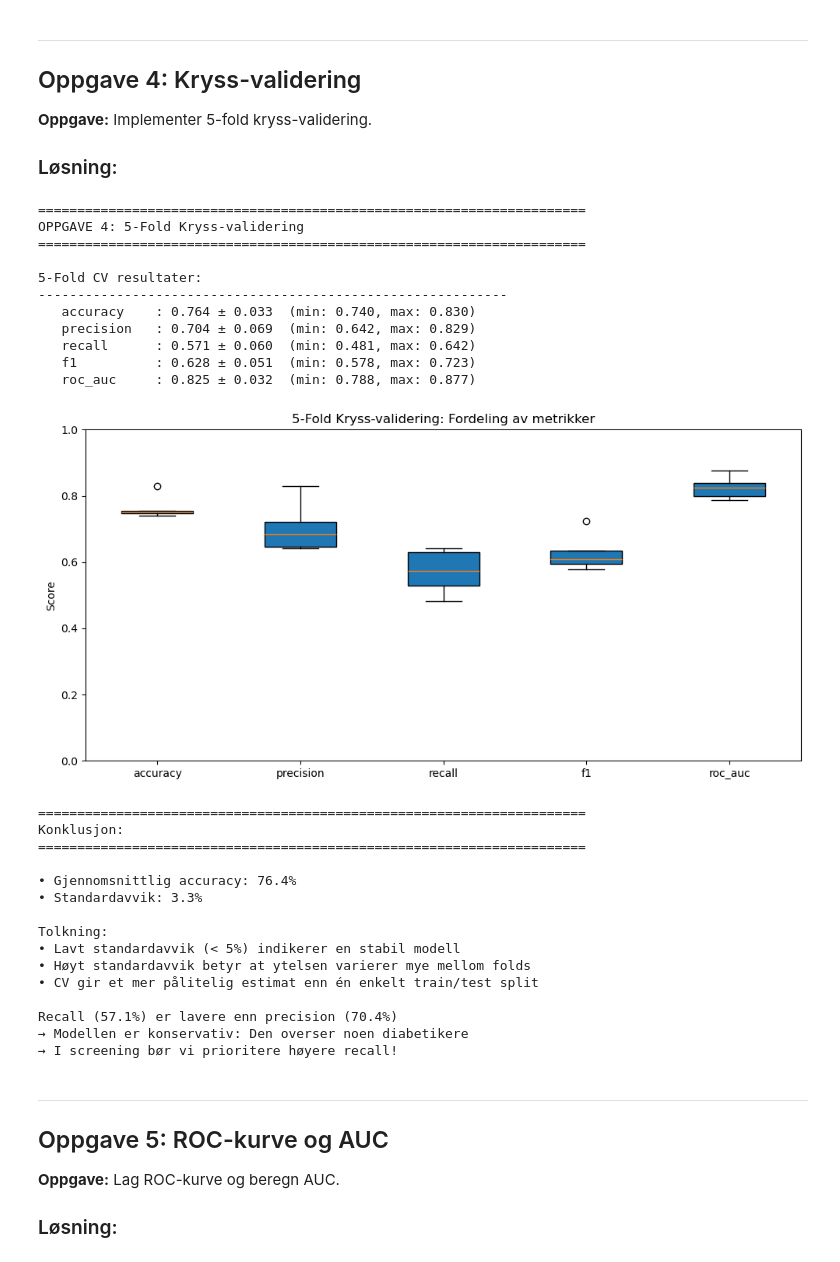
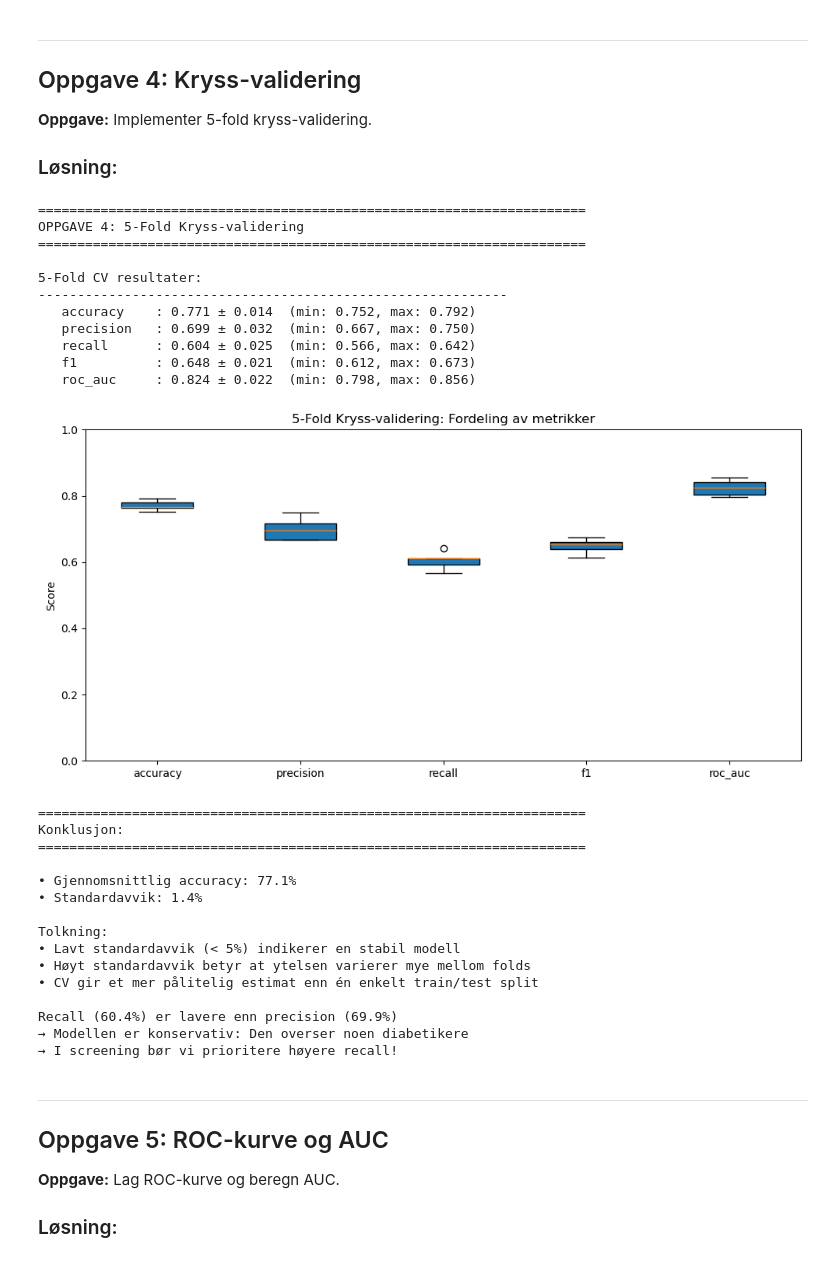
Before and after one commit to arvidl/ELMED219-2026, a Jupyter notebook: Lab0-ML/notebooks/01a-Enkle_eksempler_losninger.ipynb, the cells around one changed output. Saved outputs shown, nothing was run; the diff lists cells and outputs as text; code cells hidden in the pictures.

```diff
--- a/Lab0-ML/notebooks/01a-Enkle_eksempler_losninger.ipynb
+++ b/Lab0-ML/notebooks/01a-Enkle_eksempler_losninger.ipynb
@@ -463,7 +480,10 @@ print("="*70)
 print("OPPGAVE 4: 5-Fold Kryss-validering")
 print("="*70)
 
-rf = RandomForestClassifier(n_estimators=100, random_state=42)
+rf = RandomForestClassifier(n_estimators=100, random_state=RANDOM_SEED)
+
+# Bruk eksplisitt StratifiedKFold med random_state for reproduserbarhet
+cv_splitter = StratifiedKFold(n_splits=5, shuffle=True, random_state=RANDOM_SEED)
 
 # Ulike metrikker
 metrics = ['accuracy', 'precision', 'recall', 'f1', 'roc_auc']
@@ -473,7 +493,7 @@ print("-" * 60)
 
 cv_results = {}
 for metric in metrics:
-    scores = cross_val_score(rf, X, y, cv=5, scoring=metric)
+    scores = cross_val_score(rf, X, y, cv=cv_splitter, scoring=metric)
     cv_results[metric] = scores
     print(f"   {metric:<12}: {scores.mean():.3f} ± {scores.std():.3f}  (min: {scores.min():.3f}, max: {scores.max():.3f})")
 
@@ -484,52 +504,52 @@ bp = ax.boxplot([cv_results[m] for m in metrics], positions=positions, patch_art
 ax.set_xticklabels(metrics)
 ax.set_ylabel('Score')
 ax.set_title('5-Fold Kryss-validering: Fordeling av metrikker')
 ax.set_ylim(0, 1)
 plt.tight_layout()
 plt.show()
 
 print("\n" + "="*70)
 print("Konklusjon:")
 print("="*70)
 print(f"""
 • Gjennomsnittlig accuracy: {cv_results['accuracy'].mean():.1%}
 • Standardavvik: {cv_results['accuracy'].std():.1%}
 
 Tolkning:
 • Lavt standardavvik (< 5%) indikerer en stabil modell
 • Høyt standardavvik betyr at ytelsen varierer mye mellom folds
 • CV gir et mer pålitelig estimat enn én enkelt train/test split
 
 Recall ({cv_results['recall'].mean():.1%}) er lavere enn precision ({cv_results['precision'].mean():.1%})
 → Modellen er konservativ: Den overser noen diabetikere
 → I screening bør vi prioritere høyere recall!
 """)
 # %% [output]
 ======================================================================
 OPPGAVE 4: 5-Fold Kryss-validering
 ======================================================================
 
 5-Fold CV resultater:
 ------------------------------------------------------------
-   accuracy    : 0.764 ± 0.033  (min: 0.740, max: 0.830)
-   precision   : 0.704 ± 0.069  (min: 0.642, max: 0.829)
-   recall      : 0.571 ± 0.060  (min: 0.481, max: 0.642)
-   f1          : 0.628 ± 0.051  (min: 0.578, max: 0.723)
-   roc_auc     : 0.825 ± 0.032  (min: 0.788, max: 0.877)
+   accuracy    : 0.771 ± 0.014  (min: 0.752, max: 0.792)
+   precision   : 0.699 ± 0.032  (min: 0.667, max: 0.750)
+   recall      : 0.604 ± 0.025  (min: 0.566, max: 0.642)
+   f1          : 0.648 ± 0.021  (min: 0.612, max: 0.673)
+   roc_auc     : 0.824 ± 0.022  (min: 0.798, max: 0.856)
-[figure, old version]
+[figure, new version]
 ======================================================================
 Konklusjon:
 ======================================================================
 
-• Gjennomsnittlig accuracy: 76.4%
-• Standardavvik: 3.3%
+• Gjennomsnittlig accuracy: 77.1%
+• Standardavvik: 1.4%
 
 Tolkning:
 • Lavt standardavvik (< 5%) indikerer en stabil modell
 • Høyt standardavvik betyr at ytelsen varierer mye mellom folds
 • CV gir et mer pålitelig estimat enn én enkelt train/test split
 
-Recall (57.1%) er lavere enn precision (70.4%)
+Recall (60.4%) er lavere enn precision (69.9%)
 → Modellen er konservativ: Den overser noen diabetikere
 → I screening bør vi prioritere høyere recall!
 # %% [markdown]
```
Also changed, not shown: parts of 10 cells of this notebook, 1 other file.
